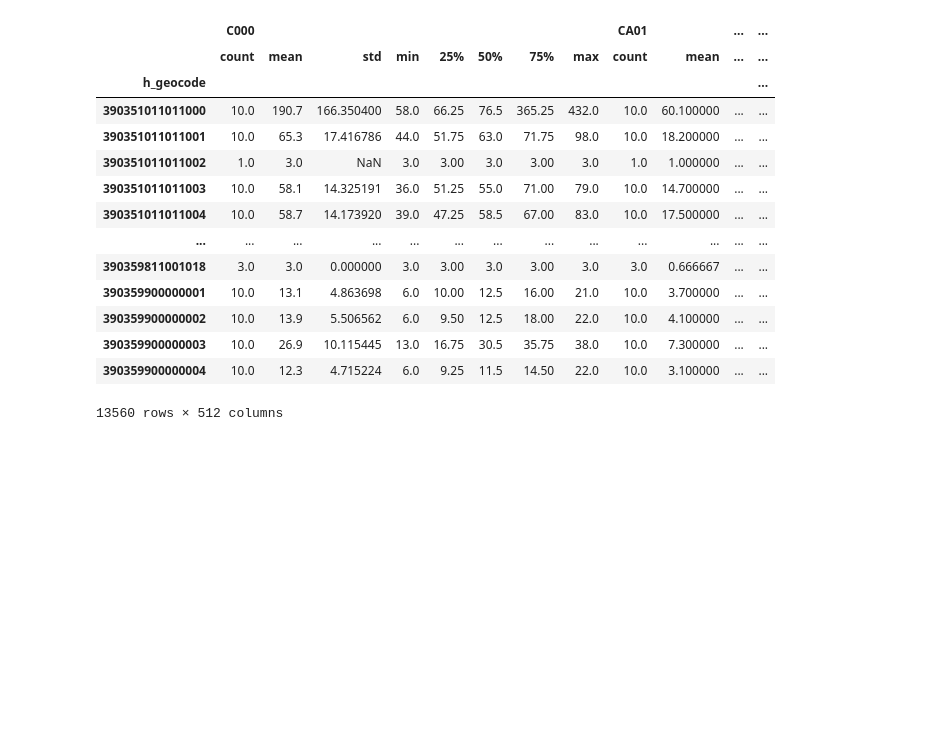
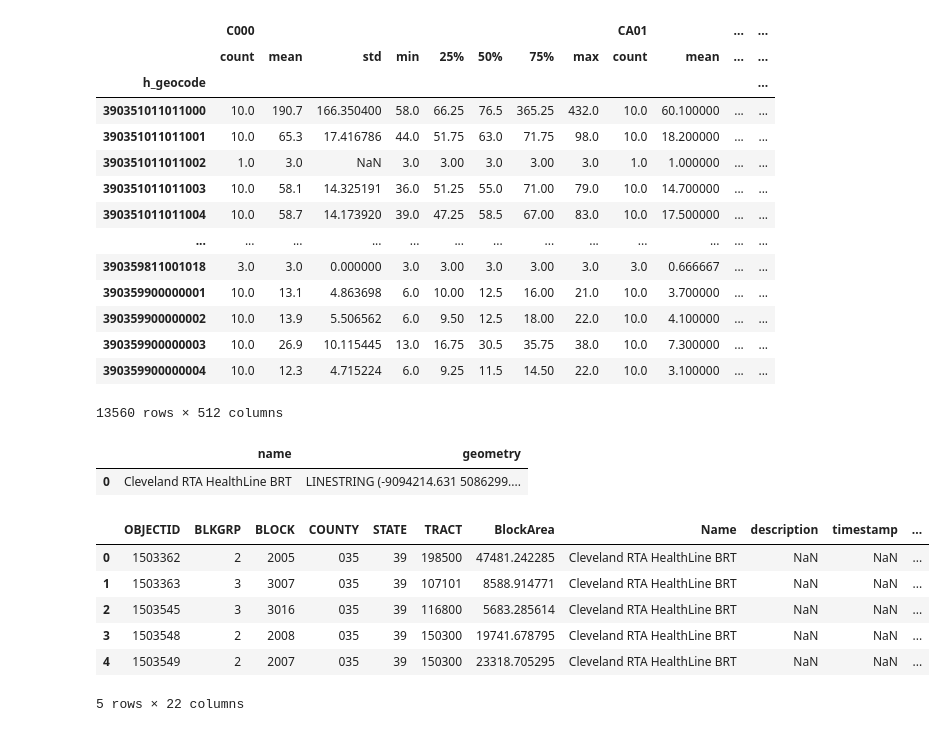
Before and after one commit to jmccormick7/HealthLineEmploymentStudy, a Jupyter notebook: geopandas.ipynb, the cells around one changed output. Saved outputs shown, nothing was run; the diff lists cells and outputs as text; code cells hidden in the pictures; blank space fills up the shorter version.

Commit message:
final healthline data

```diff
--- a/geopandas.ipynb
+++ b/geopandas.ipynb
@@ -40,3 +47,29 @@ year.describe()
 | 390359900000003 | 10.0 | 26.9 | 10.115445 | 13.0 | 16.75 | 30.5 | 35.75 | 38.0 | 10.0 | 7.300000 | ... | ... |
 | 390359900000004 | 10.0 | 12.3 | 4.715224 | 6.0 | 9.25 | 11.5 | 14.50 | 22.0 | 10.0 | 3.100000 | ... | ... |
 13560 rows × 512 columns
+# %%
+healthLine = gpd.read_file("LEHD_data/HealthLine.shp")
+healthLine.head()
+# %% [output]
+|  | name | geometry |
+| 0 | Cleveland RTA HealthLine BRT | LINESTRING (-9094214.631 5086299.... |
+# %%
+access = pd.read_csv("LEHD_data/HealthLineAccess.csv")
+access.head()
+access['STATE'] = access['STATE'].astype(str).str.zfill(2)  # State code is 2 digits
+access['COUNTY'] = access['COUNTY'].astype(str).str.zfill(3)  # County codes are 3 digits
+access['TRACT'] = access['TRACT'].astype(str).str.zfill(6)  # Tract codes are 6 digits
+access['BLOCK'] = access['BLOCK'].astype(str).str.zfill(4)  # Block codes are 4 digits
+access['h_geocode'] = (access['STATE']) + (access['COUNTY']) + (access['TRACT'])+ (access['BLOCK'])
+access.head()
+access['HealthLine'] = access['pctTransitAccess'] > 0.25
+access['HealthLine'] = access['HealthLine'].astype(int)
+access.head()
+# %% [output]
+|  | OBJECTID | BLKGRP | BLOCK | COUNTY | STATE | TRACT | BlockArea | Name | description | timestamp | ... |
+| 0 | 1503362 | 2 | 2005 | 035 | 39 | 198500 | 47481.242285 | Cleveland RTA HealthLine BRT | NaN | NaN | ... |
+| 1 | 1503363 | 3 | 3007 | 035 | 39 | 107101 | 8588.914771 | Cleveland RTA HealthLine BRT | NaN | NaN | ... |
+| 2 | 1503545 | 3 | 3016 | 035 | 39 | 116800 | 5683.285614 | Cleveland RTA HealthLine BRT | NaN | NaN | ... |
+| 3 | 1503548 | 2 | 2008 | 035 | 39 | 150300 | 19741.678795 | Cleveland RTA HealthLine BRT | NaN | NaN | ... |
+| 4 | 1503549 | 2 | 2007 | 035 | 39 | 150300 | 23318.705295 | Cleveland RTA HealthLine BRT | NaN | NaN | ... |
+5 rows × 22 columns
```
Also changed, not shown: parts of 7 cells of this notebook, 6 other files.
